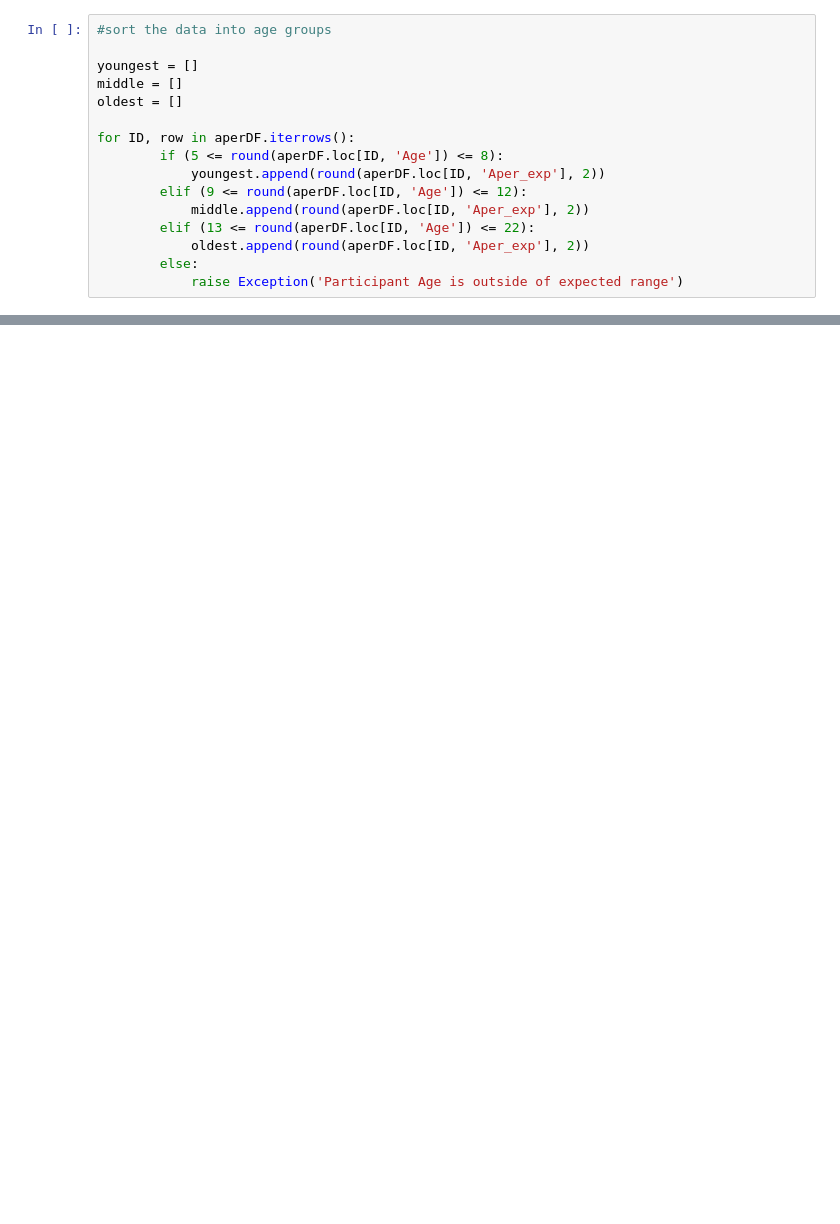
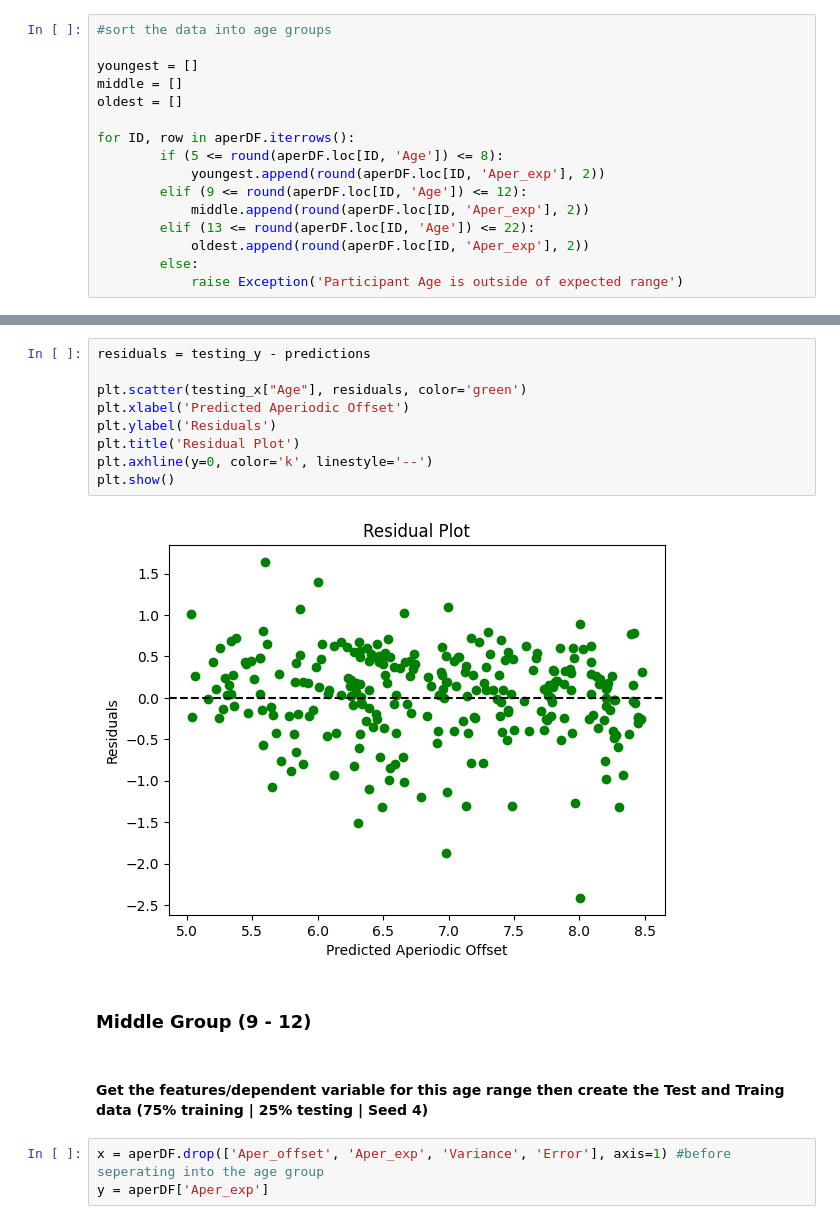
Before and after one commit to Ishaan-Buddharaju/Aperiodic-Component-Development, a Jupyter notebook: OrganizedPiplineV1.ipynb, the cells around one changed output, grey strips where cells are left out. Drawn from its saved outputs; the diff is of its cells as text; blank space fills up the shorter version.

```diff
--- a/OrganizedPiplineV1.ipynb
+++ b/OrganizedPiplineV1.ipynb
@@ -403,0 +486,18 @@ chi2_stat, chi2_p, chi2_dof, chi2_expected = scipy.stats.chi2_contingency(chi2_c
+# %%
+residuals = testing_y - predictions
+
+plt.scatter(testing_x["Age"], residuals, color='green')
+plt.xlabel('Predicted Aperiodic Offset')
+plt.ylabel('Residuals')
+plt.title('Residual Plot')
+plt.axhline(y=0, color='k', linestyle='--')
+plt.show()
+# %% [output]
+[figure, added]
+# %% [markdown]
+### Middle Group (9 - 12)
+# %% [markdown]
+#### Get the features/dependent variable for this age range then create the Test and Traing data (75% training | 25% testing | Seed 4)
+# %%
+x = aperDF.drop(['Aper_offset', 'Aper_exp', 'Variance', 'Error'], axis=1) #before seperating into the age group
+y = aperDF['Aper_exp']
```
Also changed, not shown: parts of 83 cells of this notebook.
